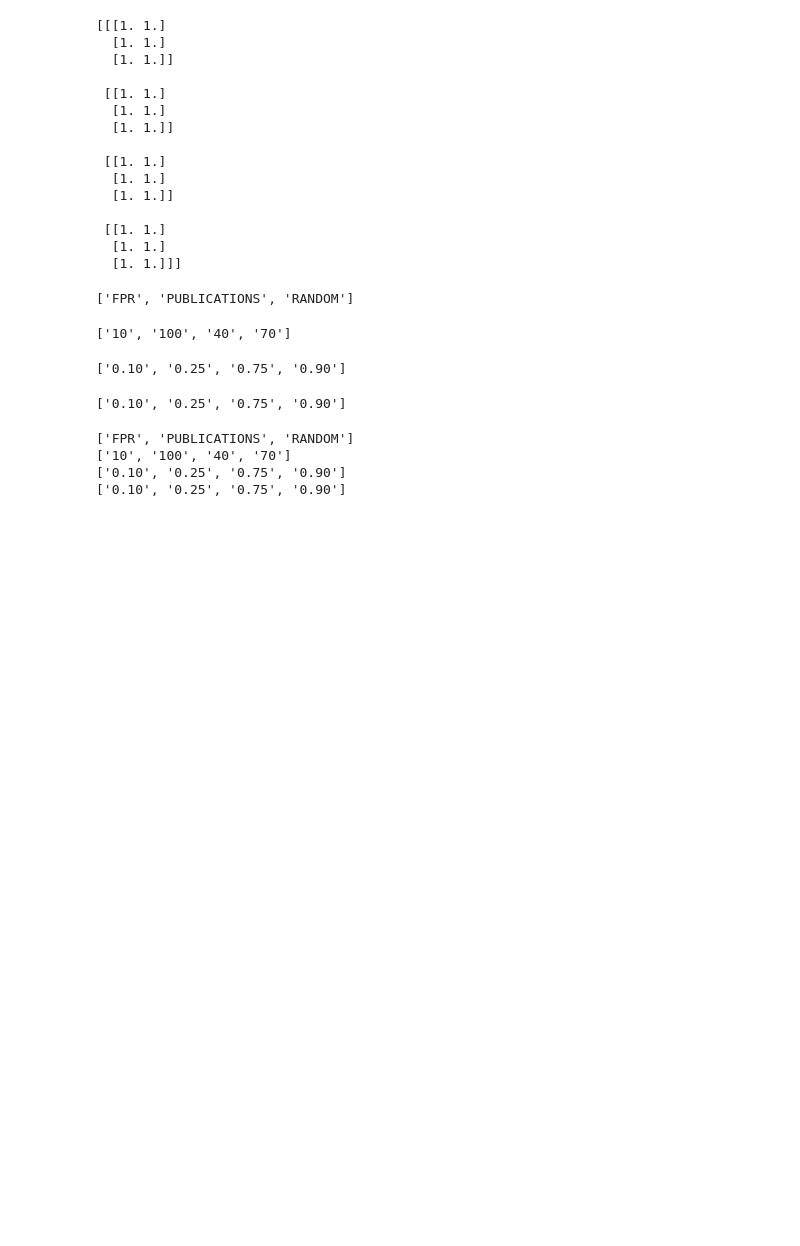
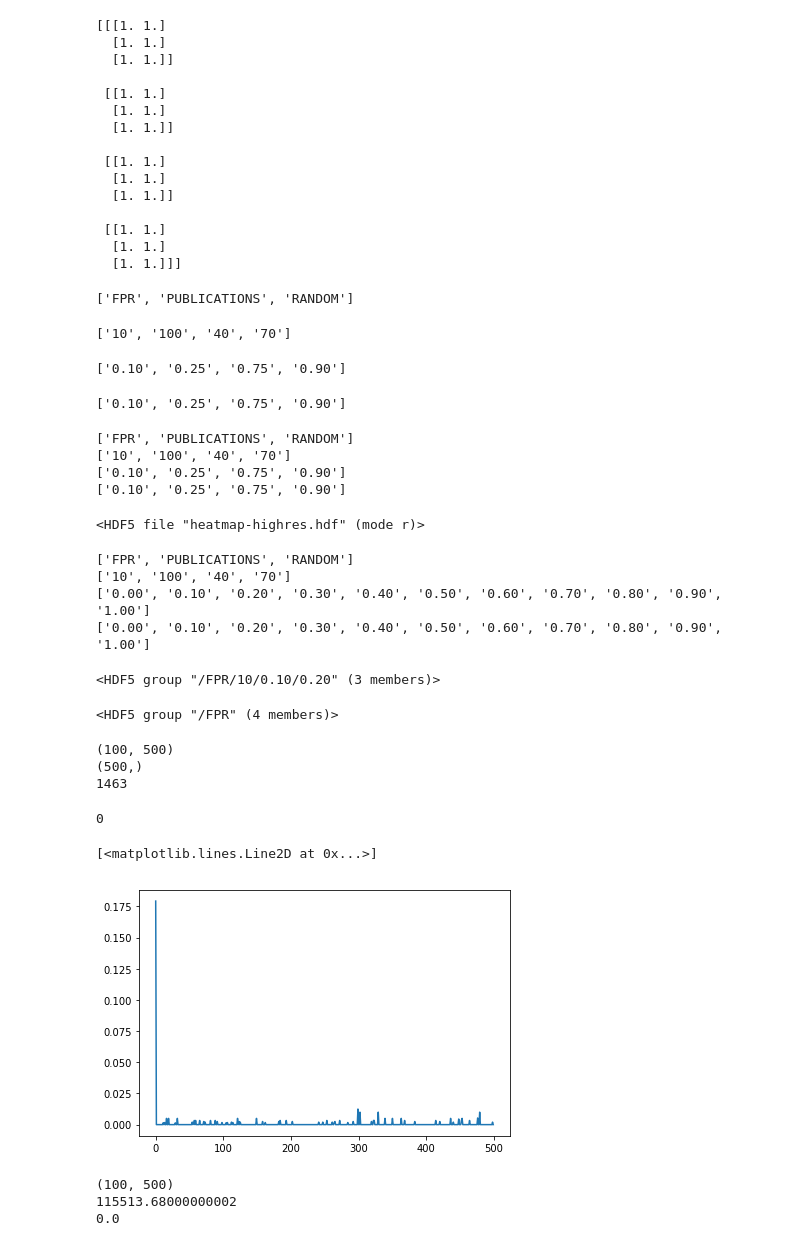
Before and after one commit to mt-digital/badscience-solutions, a Jupyter notebook: hdf dimension scale and jsons-to-hdf.ipynb, the cells around one changed output. Saved outputs shown, nothing was run; the diff lists cells and outputs as text; code cells hidden in the pictures; blank space fills up the shorter version.

Commit message:
json-to-hdf done; plotting using resulting ExperimentData

```diff
--- a/hdf dimension scale and jsons-to-hdf.ipynb
+++ b/hdf dimension scale and jsons-to-hdf.ipynb
@@ -134,3 +134,58 @@ print(ed.fpdrs)
 ['10', '100', '40', '70']
 ['0.10', '0.25', '0.75', '0.90']
 ['0.10', '0.25', '0.75', '0.90']
+# %%
+from util import ExperimentData
+hr = ExperimentData("data/heatmap-highres.hdf")
+# %%
+hr.hdf
+# %% [output]
+<HDF5 file "heatmap-highres.hdf" (mode r)>
+# %%
+print(hr.policies)
+print(hr.award_amounts)
+print(hr.negres_rates)
+print(hr.fpdrs)
+# %% [output]
+['FPR', 'PUBLICATIONS', 'RANDOM']
+['10', '100', '40', '70']
+['0.00', '0.10', '0.20', '0.30', '0.40', '0.50', '0.60', '0.70', '0.80', '0.90', '1.00']
+['0.00', '0.10', '0.20', '0.30', '0.40', '0.50', '0.60', '0.70', '0.80', '0.90', '1.00']
+# %%
+hr['FPR', '10', '0.10', '0.20']
+# %% [output]
+<HDF5 group "/FPR/10/0.10/0.20" (3 members)>
+# %%
+hr['FPR']
+# %% [output]
+<HDF5 group "/FPR" (4 members)>
+# %%
+this_fdr = hr['FPR', '10', '0.10', '0.20']['falseDiscoveryRate'][:]
+
+print(this_fdr.shape)
+print(this_fdr.mean(axis=0).shape)
+print(np.isnan(this_fdr).sum())
+# %% [output]
+(100, 500)
+(500,)
+1463
+# %%
+this_fdr[np.isnan(this_fdr)] = 0.0
+m = this_fdr.mean(axis=0)
+m[:100]
+
+plt.plot(m)
+# %% [output]
+0
+[<matplotlib.lines.Line2D at 0x...>]
+[figure, added]
+# %%
+this_grp = hr['FPR', '10', '0.10', '0.20']
+this_pubs = this_grp['nPublications'][:]
+print(this_pubs.shape)
+print(this_pubs.sum())
+print(this_pubs[this_pubs == 0].sum())
+# %% [output]
+(100, 500)
+115513.68000000002
+0.0
```
Also changed, not shown: parts of 3 cells of this notebook, 3 other files.
